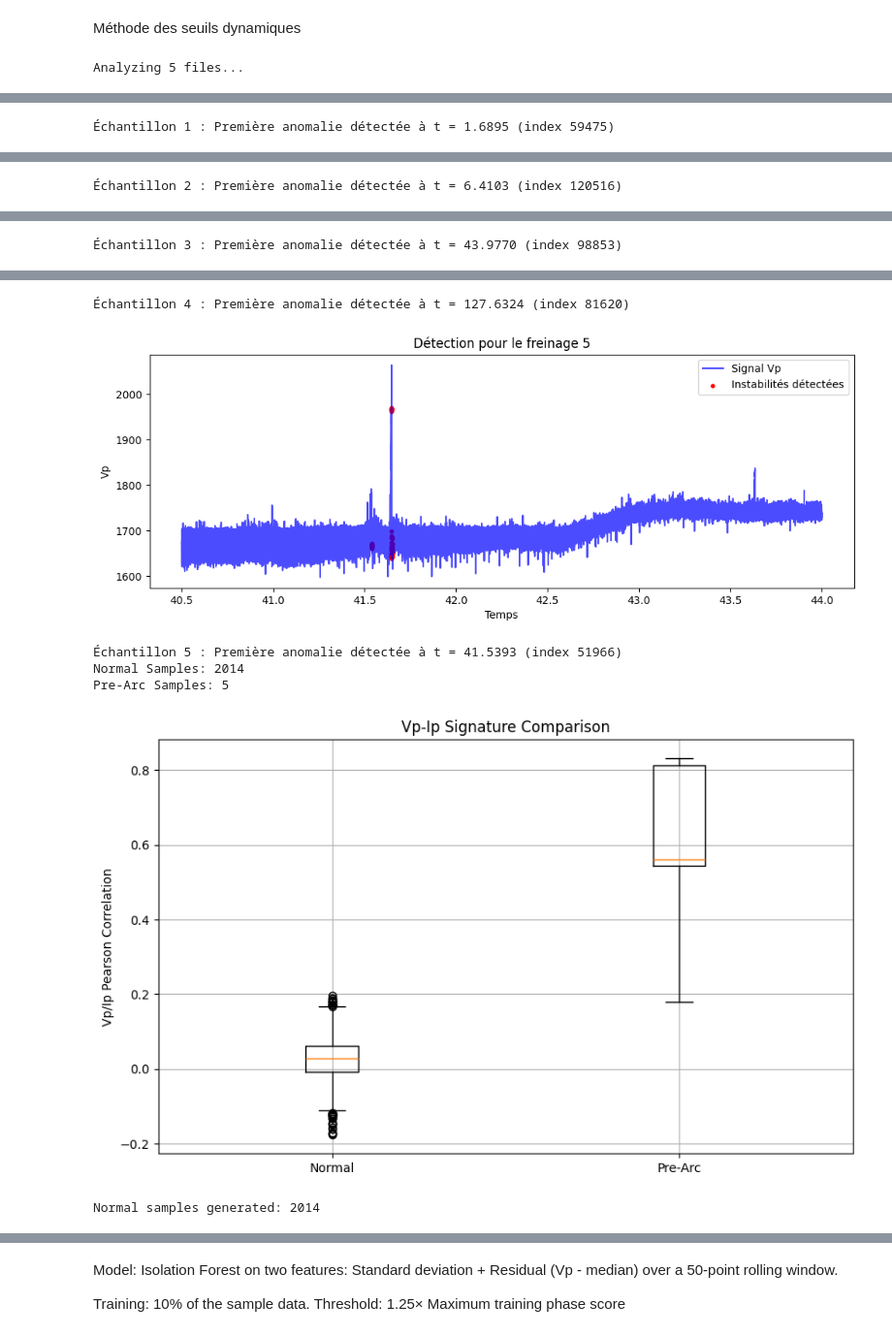
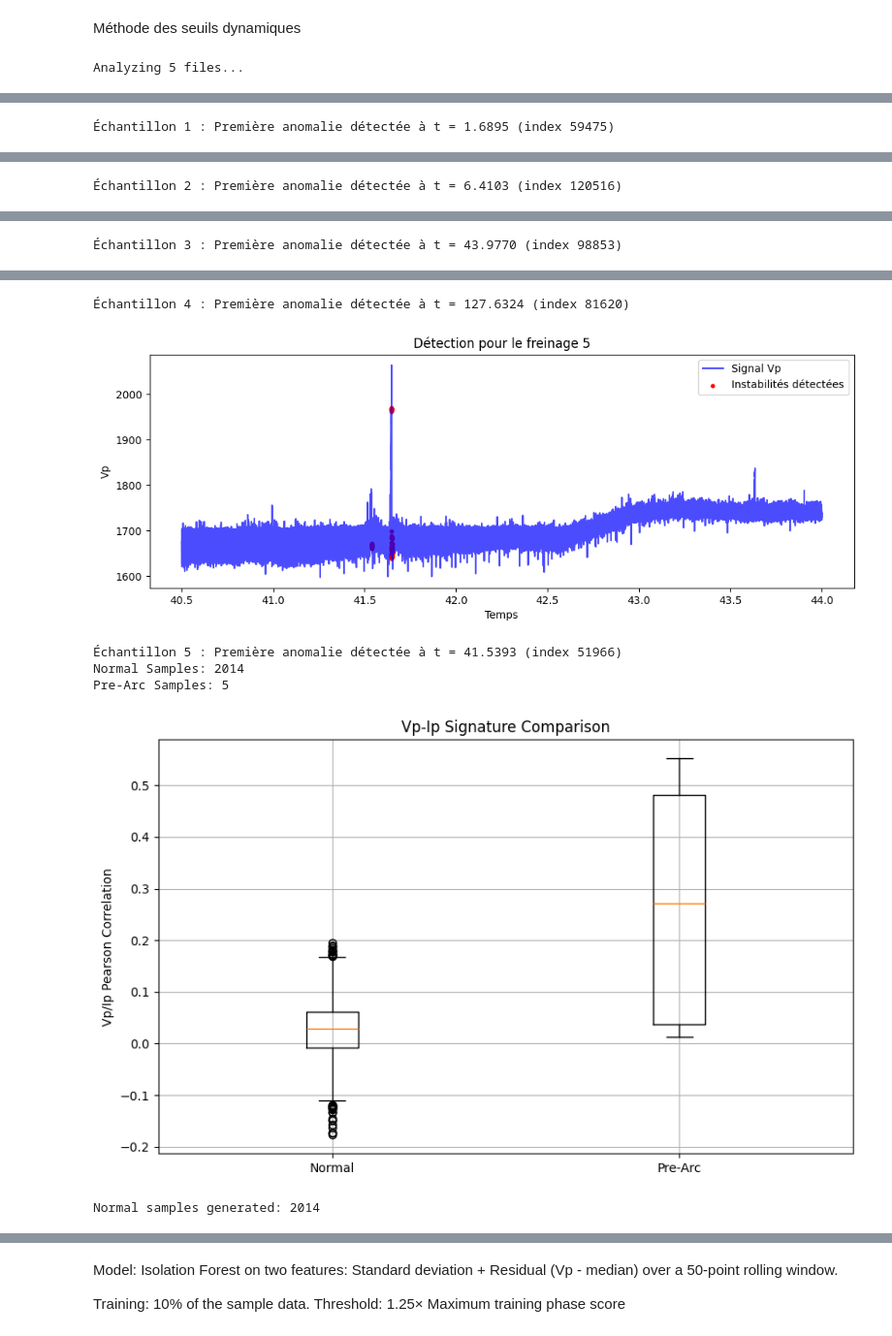
Before and after one commit to lforey/Projet_ALSTOM, a Jupyter notebook: MM_Braking_Algos.ipynb, the cells around one changed output, grey strips where cells are left out. Shown at 97% size. Cells and saved outputs as stored; diff of their text form; code cells hidden in the pictures.

```diff
--- a/MM_Braking_Algos.ipynb
+++ b/MM_Braking_Algos.ipynb
@@ -43,7 +43,7 @@ Visually, the arc is clearly distinct in the first data sample. The data collect
 We have decided to use only Vp and Ip for future anomaly detection algorithms.
 # %%
 # Create a list containing the 5 pantograph voltage files matching the pattern
-file_list = glob.glob("MM_B_*_Vp.txt")
+file_list = glob.glob("Fichiers/MM_B_*_Vp.txt")
 
 # Loop through each file in the sorted list
 for file_path in sorted(file_list):
@@ -53,9 +53,9 @@ for file_path in sorted(file_list):
 
     try:
         # Load the corresponding datasets for Time, Voltage (Vp), and Current (Ip)
-        t  = pd.read_csv(f"MM_B_{braking_id}_x.txt",  header=None, names=["time"])
-        vp = pd.read_csv(f"MM_B_{braking_id}_Vp.txt", header=None, names=["Vp"])
-        ip = pd.read_csv(f"MM_B_{braking_id}_Ip.txt", header=None, names=["Ip"])
+        t  = pd.read_csv(f"Fichiers/MM_B_{braking_id}_x.txt",  header=None, names=["time"])
+        vp = pd.read_csv(f"Fichiers/MM_B_{braking_id}_Vp.txt", header=None, names=["Vp"])
+        ip = pd.read_csv(f"Fichiers/MM_B_{braking_id}_Ip.txt", header=None, names=["Ip"])
 
         # Create a figure with 2 subplots sharing the X-axis (Time)
         fig, (ax1, ax2) = plt.subplots(2, 1, figsize=(12, 8), sharex=True)
@@ -96,7 +96,7 @@ Méthode des seuils dynamiques
 # %%
 # Define window sizes and threshold parameters for anomaly detection
 WINDOW_SIZE = 50       # Size of the rolling window for standard deviation calculation
-PRE_ARC_WINDOW = 2000  # Number of points to analyze immediately before an arc
+PRE_ARC_WINDOW = 10000  # Number of points to analyze immediately before an arc
 SIGMA_THRESHOLD = 5    # Multiplier for the standard deviation to set the detection threshold
 
 
@@ -106,7 +106,7 @@ def load_braking_event(braking_id):
     """
     Loads Vp, x (time), and Ip files for a given braking ID and merges them into a single DataFrame.
     """
-    prefix = f"MM_B_{braking_id}"
+    prefix = f"Fichiers/MM_B_{braking_id}"
     try:
         vp = pd.read_csv(f"{prefix}_Vp.txt", header=None, names=["Vp"])
         x  = pd.read_csv(f"{prefix}_x.txt",  header=None, names=["time"])
@@ -117,7 +117,7 @@ def load_braking_event(braking_id):
         return None
 
 # Identify all available unique braking event IDs from the directory
-vp_files = glob.glob("MM_B_*_Vp.txt")
+vp_files = glob.glob("Fichiers/MM_B_*_Vp.txt")
 braking_ids = sorted(list(set([f.split('_')[2] for f in vp_files])))
 
 normal_correlations = []
@@ -209,33 +209,33 @@ labels = []
 
 if normal_correlations:
     data.append(normal_correlations)
     labels.append('Normal')
 if pre_arc_correlations:
     data.append(pre_arc_correlations)
     labels.append('Pre-Arc')
 
 if data:
     plt.boxplot(data, labels=labels)
     plt.grid(True)
     plt.ylabel("Vp/Ip Pearson Correlation")
     plt.title("Vp-Ip Signature Comparison")
     plt.show()
 
 print(f"Normal samples generated: {len(normal_correlations)}")
 # %% [output]
 Analyzing 5 files...
 [figure]
 Échantillon 1 : Première anomalie détectée à t = 1.6895 (index 59475)
 [figure]
 Échantillon 2 : Première anomalie détectée à t = 6.4103 (index 120516)
 [figure]
 Échantillon 3 : Première anomalie détectée à t = 43.9770 (index 98853)
 [figure]
 Échantillon 4 : Première anomalie détectée à t = 127.6324 (index 81620)
 [figure]
 Échantillon 5 : Première anomalie détectée à t = 41.5393 (index 51966)
 Normal Samples: 2014
 Pre-Arc Samples: 5
-[figure, old version]
+[figure, new version]
 Normal samples generated: 2014
 # %% [markdown]
```
Also changed, not shown: parts of 15 cells of this notebook.
